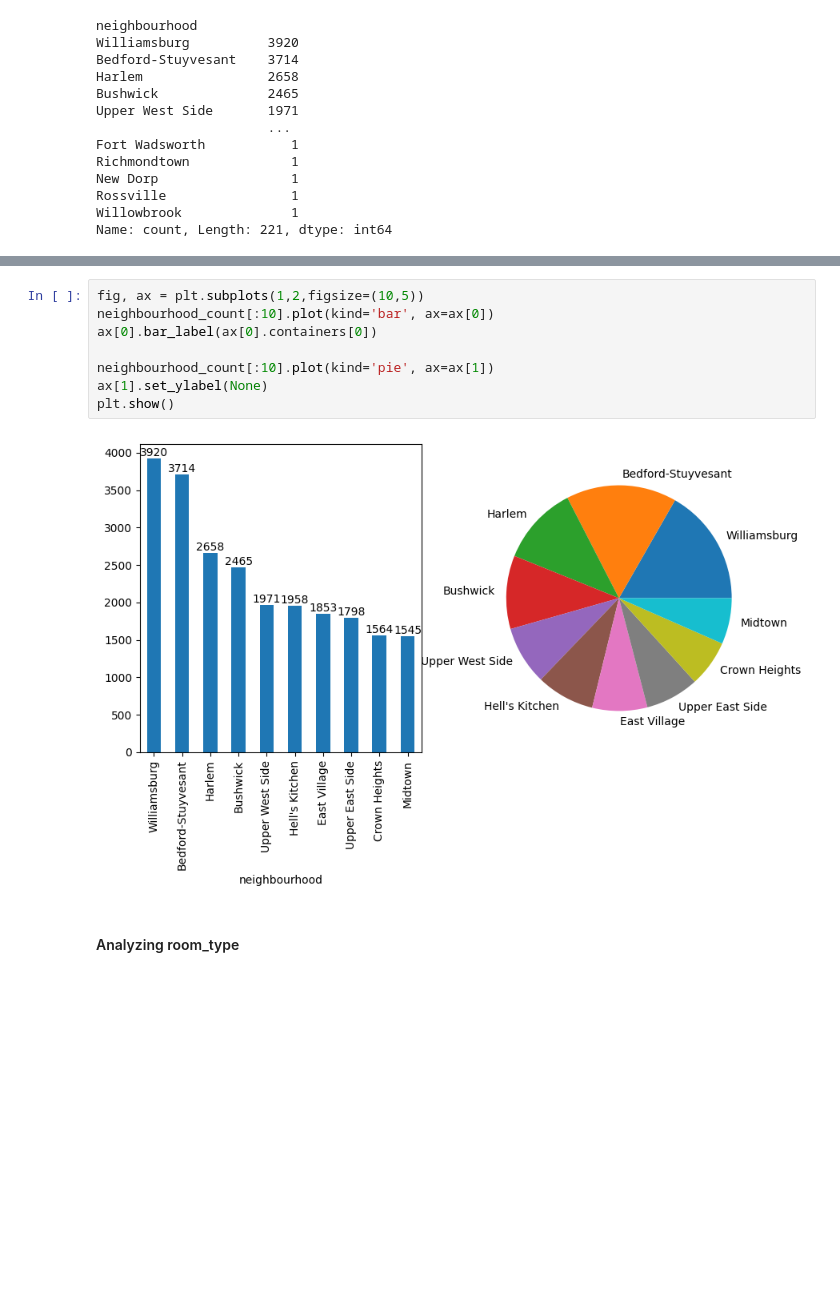
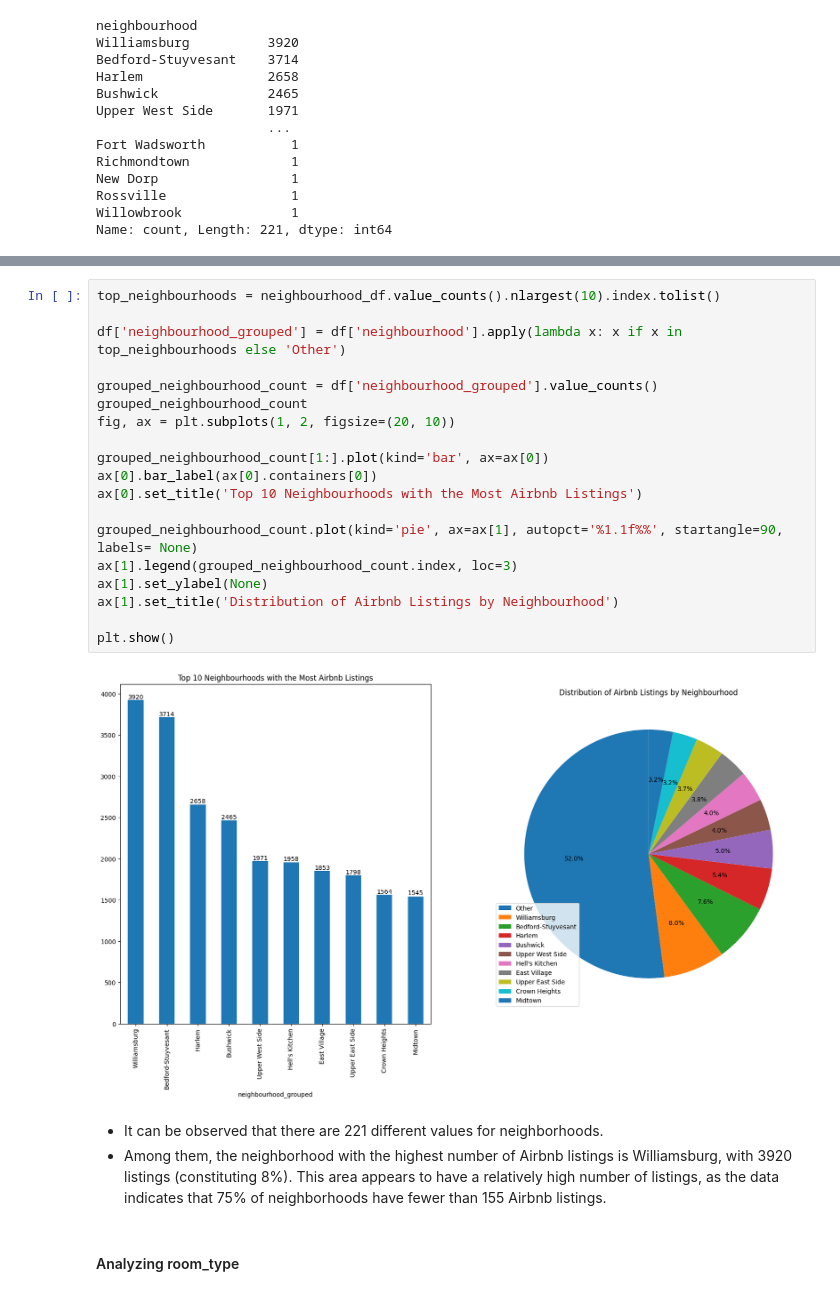
Before and after one commit to Gabien21/CSC17104_P4DS_final_project, a Jupyter notebook: Project/2_Exploring_and_preprocessing_data.ipynb, the cells around one changed output, grey strips where cells are left out. Drawn from its saved outputs; the diff is of its cells as text; blank space fills up the shorter version.

Commit message:
[UPDATE] update comment about observation in categorical data

```diff
--- a/Project/2_Exploring_and_preprocessing_data.ipynb
+++ b/Project/2_Exploring_and_preprocessing_data.ipynb
@@ -294,13 +313,27 @@ Name: count, Length: 221, dtype: int64
 # %%
-fig, ax = plt.subplots(1,2,figsize=(10,5))
-neighbourhood_count[:10].plot(kind='bar', ax=ax[0])
+top_neighbourhoods = neighbourhood_df.value_counts().nlargest(10).index.tolist()
+
+df['neighbourhood_grouped'] = df['neighbourhood'].apply(lambda x: x if x in top_neighbourhoods else 'Other')
+
+grouped_neighbourhood_count = df['neighbourhood_grouped'].value_counts()
+grouped_neighbourhood_count
+fig, ax = plt.subplots(1, 2, figsize=(20, 10))
+
+grouped_neighbourhood_count[1:].plot(kind='bar', ax=ax[0])
 ax[0].bar_label(ax[0].containers[0])
+ax[0].set_title('Top 10 Neighbourhoods with the Most Airbnb Listings')
 
-neighbourhood_count[:10].plot(kind='pie', ax=ax[1])
+grouped_neighbourhood_count.plot(kind='pie', ax=ax[1], autopct='%1.1f%%', startangle=90, labels= None)
+ax[1].legend(grouped_neighbourhood_count.index, loc=3)
 ax[1].set_ylabel(None)
+ax[1].set_title('Distribution of Airbnb Listings by Neighbourhood')
+
 plt.show()
 # %% [output]
-[figure, old version]
+[figure, new version]
+# %% [markdown]
+- It can be observed that there are 221 different values for neighborhoods.
+- Among them, the neighborhood with the highest number of Airbnb listings is Williamsburg, with 3920 listings (constituting 8%). This area appears to have a relatively high number of listings, as the data indicates that 75% of neighborhoods have fewer than 155 Airbnb listings.
 # %% [markdown]
 #### Analyzing room_type
 # %%
```
Also changed, not shown: parts of 24 cells of this notebook.
